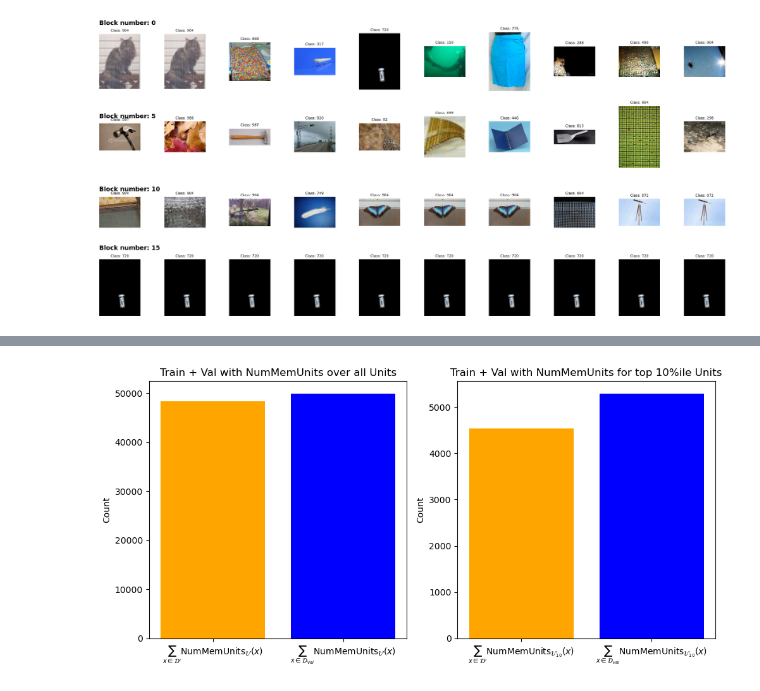
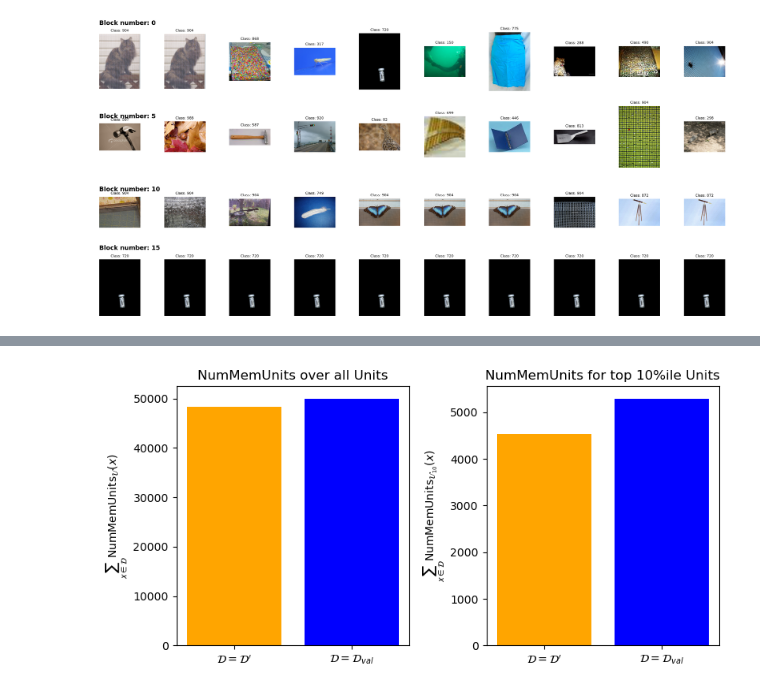
Before and after one commit to christopher-rossbach/VAR-UnitMem, a Jupyter notebook: UnitMem.ipynb, the cells around one changed output, grey strips where cells are left out. Drawn from its saved outputs; the diff is of its cells as text; code cells hidden in the pictures.

Commit message:
imporve figure for validation set

```diff
--- a/UnitMem.ipynb
+++ b/UnitMem.ipynb
@@ -386,30 +405,30 @@ agg_data
 # %%
 # Calculate counts for mu_argmax values > img_cnt//2 and <= img_cnt//2
 def get_counts(df):
     count_val = 0
     count_train = 0
     for arr in df:
         arr = np.array(arr)
         count_train += np.sum(arr <= img_cnt // 2)
         count_val += np.sum(arr > img_cnt // 2)
     return count_train, count_val
 
 count_train1, count_val1 = get_counts(agg_data['mu_argmax'])
 count_train2, count_val2 = get_counts(agg_data['top_10_percentile_mu_argmax'])
 
-fig, axs = plt.subplots(1, 2, figsize=(10, 5))
-axs[0].bar([r'$\sum_{x\in\mathcal{D}^\prime}\text{NumMemUnits}_\mathcal{U}(x)$', r'$\sum_{x\in\mathcal{D}_{val}}\text{NumMemUnits}_\mathcal{U}(x)$'],
+fig, axs = plt.subplots(1, 2, figsize=(8, 4))
+axs[0].bar([r'$\mathcal{D}=\mathcal{D}^\prime$', r'$\mathcal{D}=\mathcal{D}_{val}$'],
             [count_train1, count_val1], color=['orange', 'blue'])
-axs[0].set_ylabel('Count')
-axs[0].set_title('Train + Val with NumMemUnits over all Units')
+axs[0].set_ylabel(r'$\sum_{x\in\mathcal{D}}\text{NumMemUnits}_\mathcal{U}(x)$')
+axs[0].set_title('NumMemUnits over all Units')
 
-axs[1].bar([r'$\sum_{x\in\mathcal{D}^\prime}\text{NumMemUnits}_{\mathcal{U}_{10}}(x)$', r'$\sum_{x\in\mathcal{D}_{val}}\text{NumMemUnits}_{\mathcal{U}_{10}}(x)$'],
+axs[1].bar([r'$\mathcal{D}=\mathcal{D}^\prime$', r'$\mathcal{D}=\mathcal{D}_{val}$'],
             [count_train2, count_val2], color=['orange', 'blue'])
-axs[1].set_ylabel('Count')
-axs[1].set_title('Train + Val with NumMemUnits for top 10%ile Units')
+axs[1].set_ylabel(r'$\sum_{x\in\mathcal{D}}\text{NumMemUnits}_{\mathcal{U}_{10}}(x)$')
+axs[1].set_title('NumMemUnits for top 10%ile Units')
 
 plt.tight_layout()
 plt.savefig(FIGURE_PATH + 'num_mem_units_train_val.pdf')
 plt.show()
 # %% [output]
-[figure, old version]
+[figure, new version]
```
Also changed, not shown: parts of 1 cell of this notebook, 1 other file.
